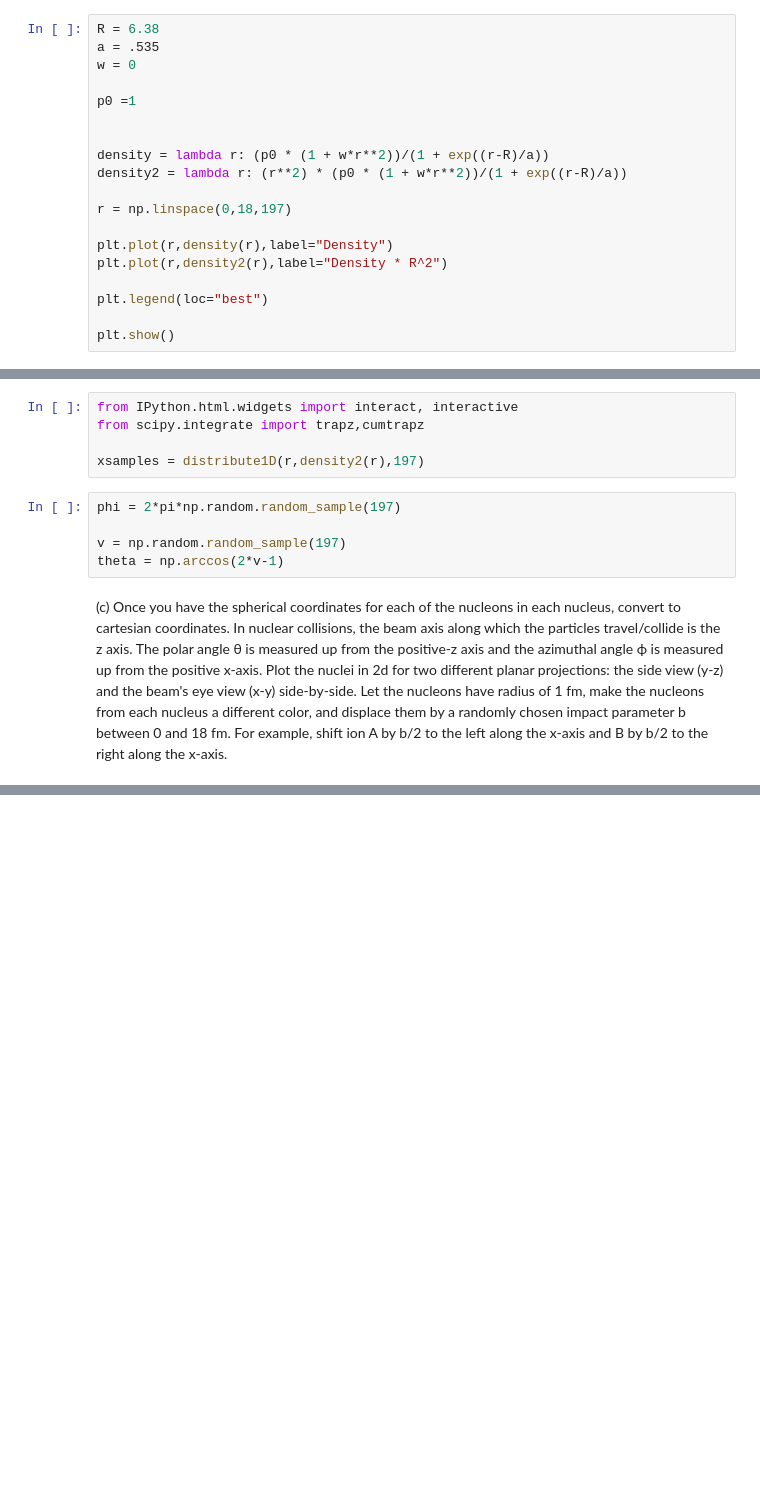
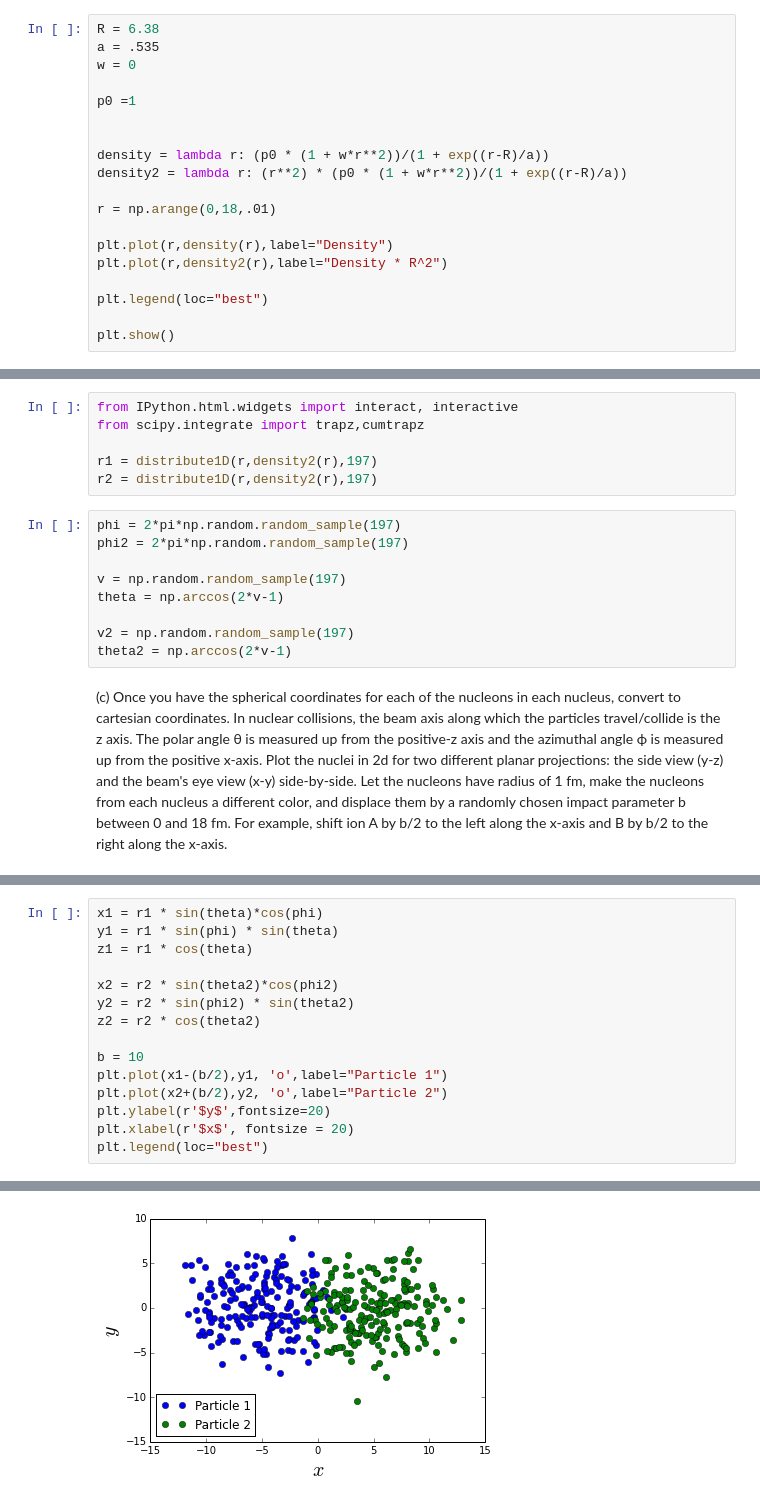
Before and after one commit to eizaguir/PHYS202-S14, a Jupyter notebook: SciPy/RandomAndMCExercises.ipynb, the cells around one changed output, grey strips where cells are left out. Drawn from its saved outputs; the diff is of its cells as text; blank space fills up the shorter version.

```diff
--- a/SciPy/RandomAndMCExercises.ipynb
+++ b/SciPy/RandomAndMCExercises.ipynb
@@ -153,7 +200,7 @@ p0 =1
 density = lambda r: (p0 * (1 + w*r**2))/(1 + exp((r-R)/a))
 density2 = lambda r: (r**2) * (p0 * (1 + w*r**2))/(1 + exp((r-R)/a))
 
-r = np.linspace(0,18,197)
+r = np.arange(0,18,.01)
 
 plt.plot(r,density(r),label="Density")
 plt.plot(r,density2(r),label="Density * R^2")
@@ -185,12 +232,17 @@ def distribute1D(x,prob,N):
 from IPython.html.widgets import interact, interactive
 from scipy.integrate import trapz,cumtrapz
 
-xsamples = distribute1D(r,density2(r),197)
+r1 = distribute1D(r,density2(r),197)
+r2 = distribute1D(r,density2(r),197)
 # %%
 phi = 2*pi*np.random.random_sample(197)
+phi2 = 2*pi*np.random.random_sample(197)
 
 v = np.random.random_sample(197)
 theta = np.arccos(2*v-1)
+
+v2 = np.random.random_sample(197)
+theta2 = np.arccos(2*v-1)
 # %% [markdown]
 (c) Once you have the spherical coordinates for each of the nucleons in each nucleus, convert to cartesian coordinates. In nuclear collisions, the beam axis along which the particles travel/collide is the z axis. The polar angle θ is measured up from the positive-z axis and the azimuthal angle ϕ is measured up from the positive x-axis.
 Plot the nuclei in 2d for two different planar projections: the side view (y-z) and the beam's eye view (x-y) side-by-side.
@@ -208,0 +250,16 @@ plt.legend(loc="best")
+# %%
+x1 = r1 * sin(theta)*cos(phi)
+y1 = r1 * sin(phi) * sin(theta)
+z1 = r1 * cos(theta)
+
+x2 = r2 * sin(theta2)*cos(phi2)
+y2 = r2 * sin(phi2) * sin(theta2)
+z2 = r2 * cos(theta2)
+
+b = 10
+plt.plot(x1-(b/2),y1, 'o',label="Particle 1")
+plt.plot(x2+(b/2),y2, 'o',label="Particle 2")
+plt.ylabel(r'$y$',fontsize=20)
+plt.xlabel(r'$x$', fontsize = 20)
+plt.legend(loc="best")
+# %% [output]
@@ -208,0 +267 @@ plt.legend(loc="best")
+[figure, added]
```
Also changed, not shown: parts of 15 cells of this notebook.
